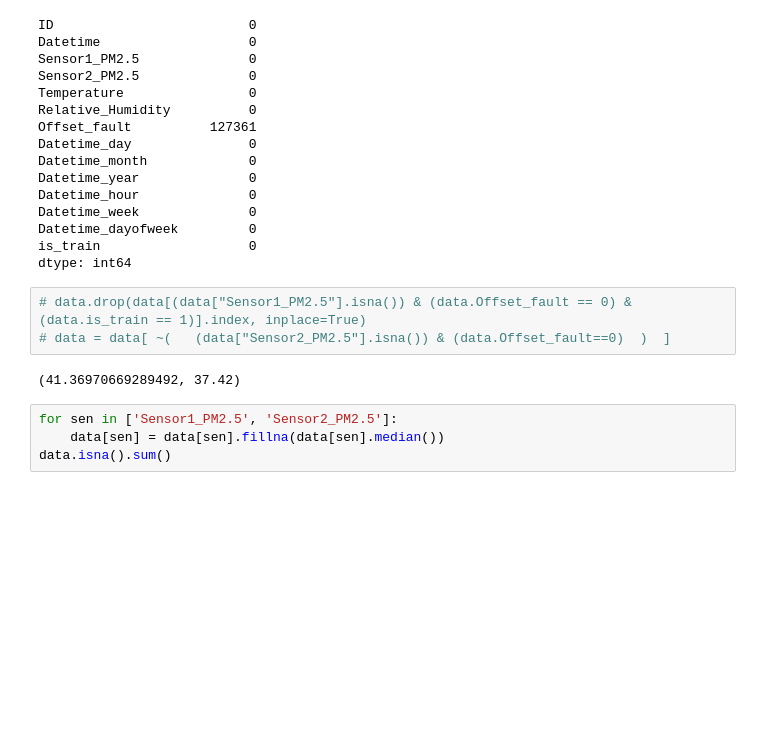
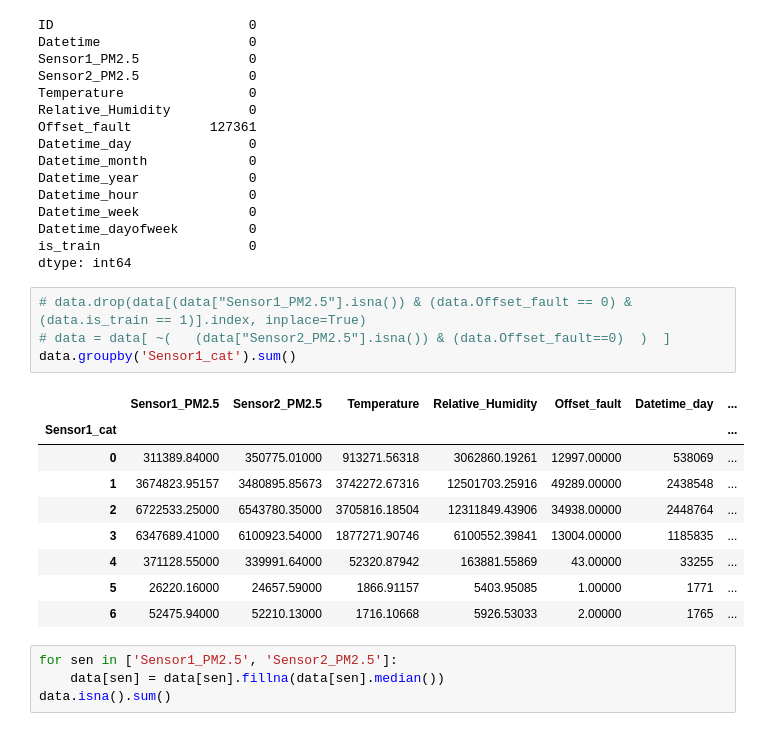
Before and after one commit to JONNY-ME/UmojaHackAfrica2022-FAQSC, a Jupyter notebook: Airqo_StarterNotebook.ipynb, the cells around one changed output. Drawn from its saved outputs; the diff is of its cells as text; blank space fills up the shorter version.

```diff
--- a/Airqo_StarterNotebook.ipynb
+++ b/Airqo_StarterNotebook.ipynb
@@ -404,8 +418,17 @@ dtype: int64
 # %%
 # data.drop(data[(data["Sensor1_PM2.5"].isna()) & (data.Offset_fault == 0) & (data.is_train == 1)].index, inplace=True)
 # data = data[ ~(   (data["Sensor2_PM2.5"].isna()) & (data.Offset_fault==0)  )  ]
+data.groupby('Sensor1_cat').sum()
 # %% [output]
-(41.36970669289492, 37.42)
+|  | Sensor1_PM2.5 | Sensor2_PM2.5 | Temperature | Relative_Humidity | Offset_fault | Datetime_day | ... |
+| Sensor1_cat |  |  |  |  |  |  | ... |
+| 0 | 311389.84000 | 350775.01000 | 913271.56318 | 3062860.19261 | 12997.00000 | 538069 | ... |
+| 1 | 3674823.95157 | 3480895.85673 | 3742272.67316 | 12501703.25916 | 49289.00000 | 2438548 | ... |
+| 2 | 6722533.25000 | 6543780.35000 | 3705816.18504 | 12311849.43906 | 34938.00000 | 2448764 | ... |
+| 3 | 6347689.41000 | 6100923.54000 | 1877271.90746 | 6100552.39841 | 13004.00000 | 1185835 | ... |
+| 4 | 371128.55000 | 339991.64000 | 52320.87942 | 163881.55869 | 43.00000 | 33255 | ... |
+| 5 | 26220.16000 | 24657.59000 | 1866.91157 | 5403.95085 | 1.00000 | 1771 | ... |
+| 6 | 52475.94000 | 52210.13000 | 1716.10668 | 5926.53033 | 2.00000 | 1765 | ... |
 # %%
 for sen in ['Sensor1_PM2.5', 'Sensor2_PM2.5']:
     data[sen] = data[sen].fillna(data[sen].median())
```
Also changed, not shown: parts of 11 cells of this notebook.
